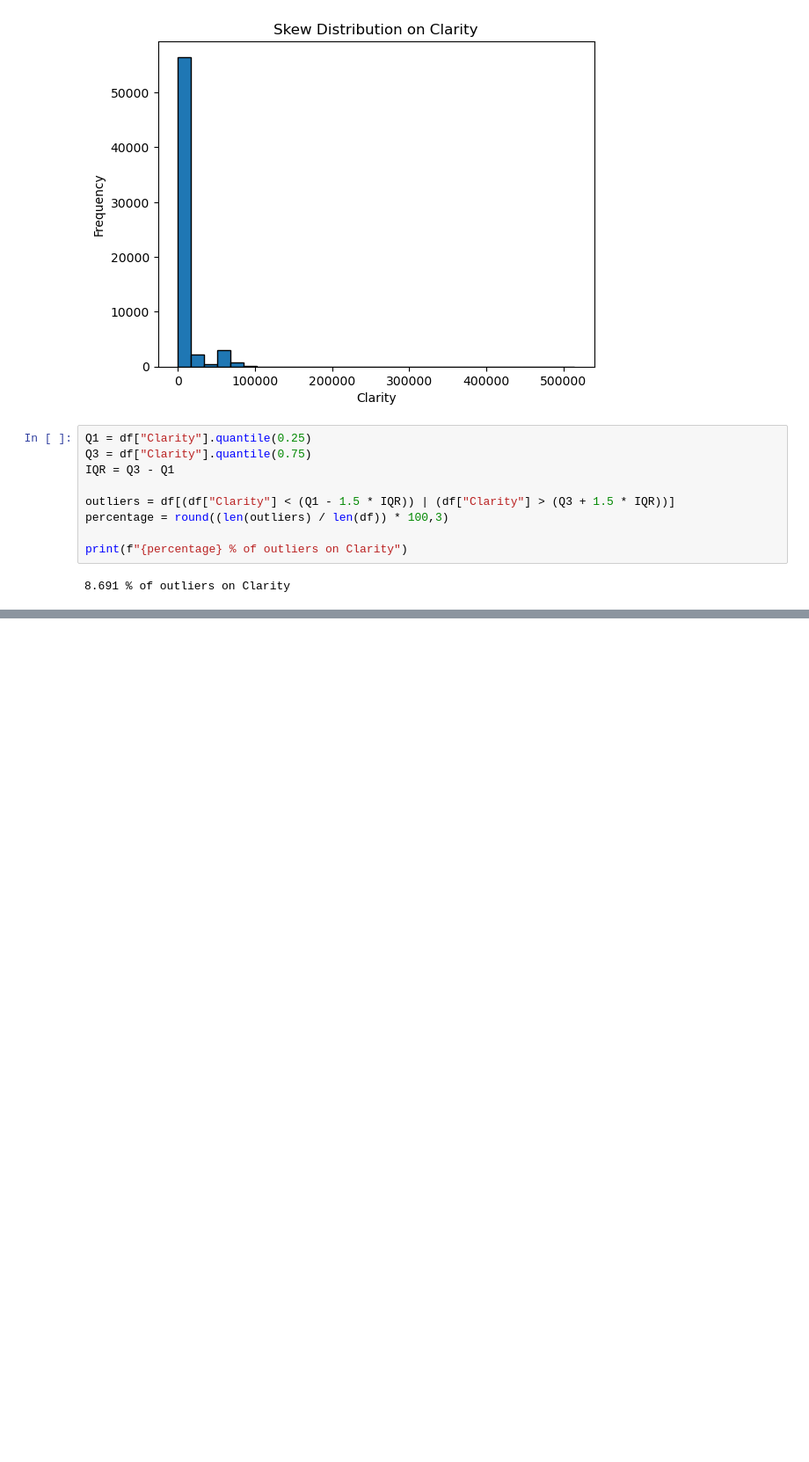
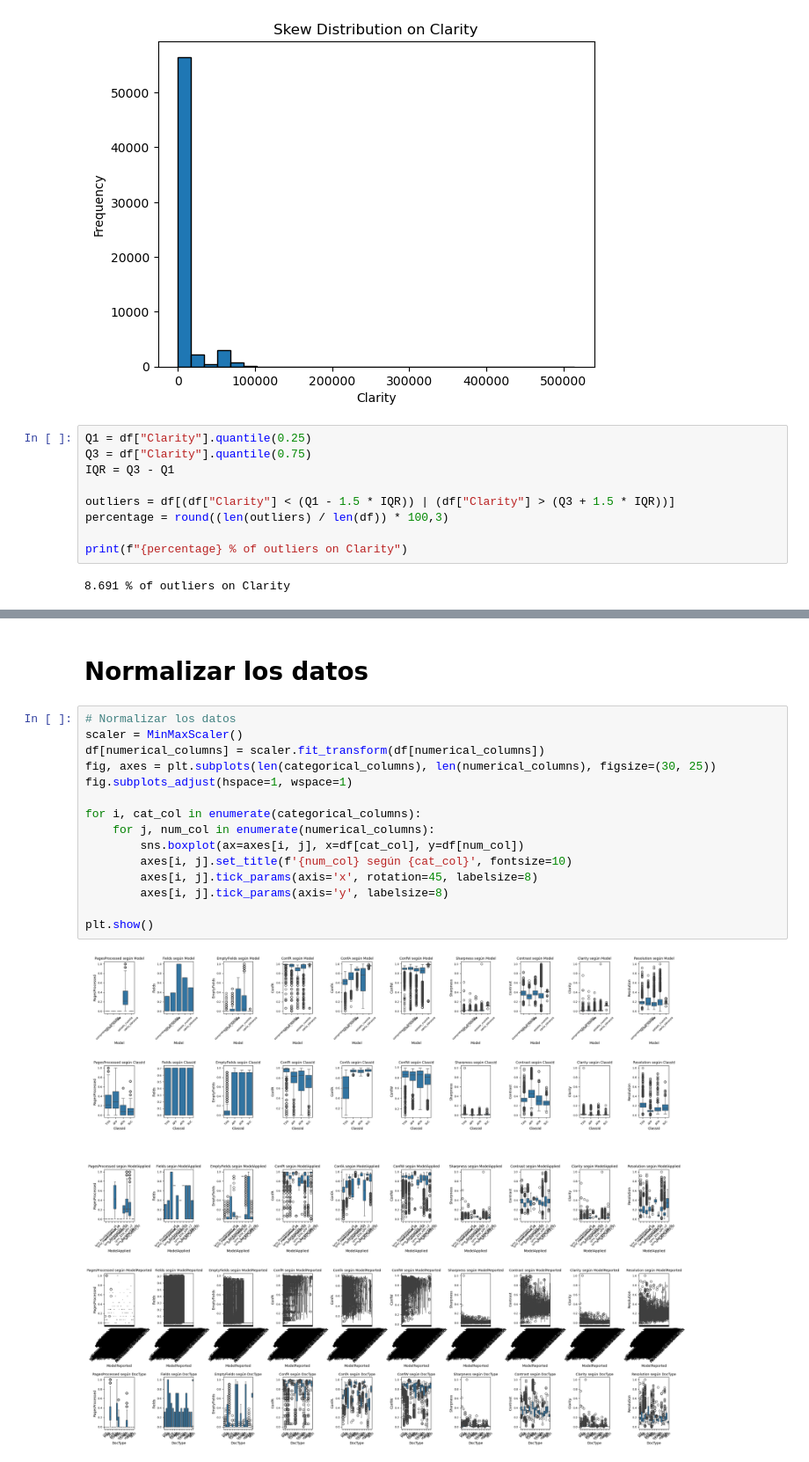
Before and after one commit to Jesus2342/IntProject_Team8, a Jupyter notebook: IntProject_Team8/notebooks/Data_Analysis.ipynb, the cells around one changed output, grey strips where cells are left out. Shown at 88% size. Cells and saved outputs as stored; diff of their text form; blank space fills up the shorter version.

```diff
--- a/IntProject_Team8/notebooks/Data_Analysis.ipynb
+++ b/IntProject_Team8/notebooks/Data_Analysis.ipynb
@@ -232,0 +264,19 @@ print(f"{percentage} % of outliers on Clarity")
+# %% [markdown]
+# Normalizar los datos
+# %%
+# Normalizar los datos
+scaler = MinMaxScaler()
+df[numerical_columns] = scaler.fit_transform(df[numerical_columns])
+fig, axes = plt.subplots(len(categorical_columns), len(numerical_columns), figsize=(30, 25))
+fig.subplots_adjust(hspace=1, wspace=1)
+
+for i, cat_col in enumerate(categorical_columns):
+    for j, num_col in enumerate(numerical_columns):
+        sns.boxplot(ax=axes[i, j], x=df[cat_col], y=df[num_col])
+        axes[i, j].set_title(f'{num_col} según {cat_col}', fontsize=10)
+        axes[i, j].tick_params(axis='x', rotation=45, labelsize=8)
+        axes[i, j].tick_params(axis='y', labelsize=8)
+
+plt.show()
+# %% [output]
+[figure, added]
```
Also changed, not shown: parts of 8 cells of this notebook, 1 other file.
